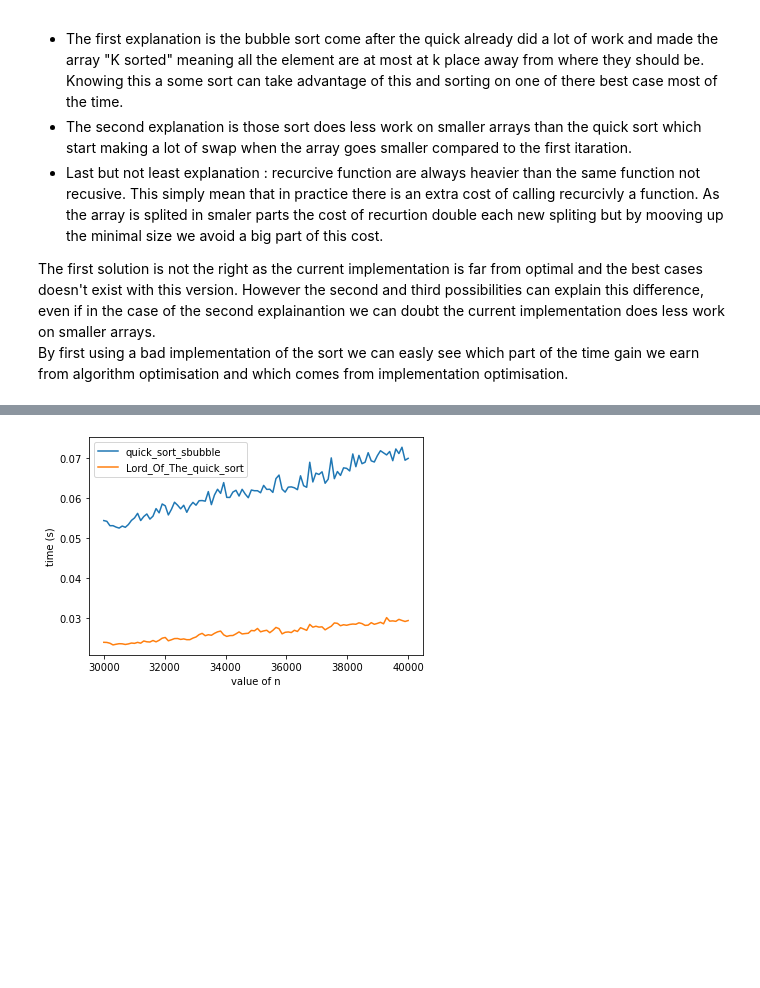
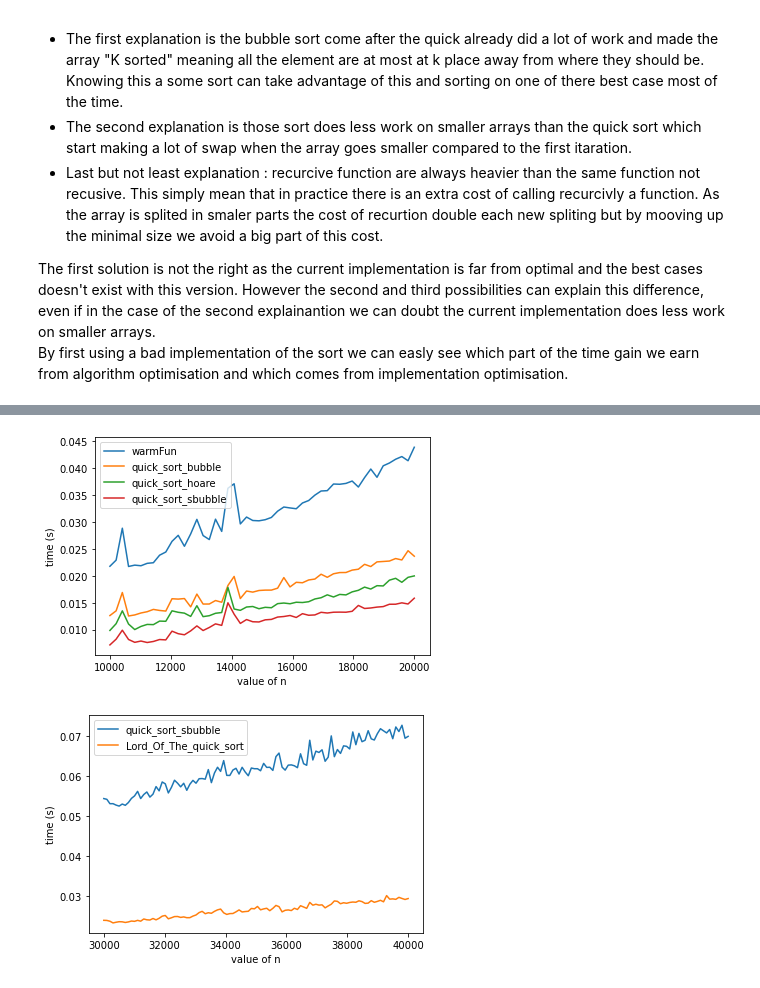
Before and after one commit to galyfray/IT41_TH1, a Jupyter notebook: Question2.ipynb, the cells around one changed output, grey strips where cells are left out. Saved outputs shown, nothing was run; the diff lists cells and outputs as text; code cells hidden in the pictures; blank space fills up the shorter version.

```diff
--- a/Question2.ipynb
+++ b/Question2.ipynb
@@ -406,3 +413,8 @@ KeyboardInterrupt:
+# %%
+plotTime([quick_sort_bubble,quick_sort_hoare,quick_sort_sbubble],linspace(10000,20000,50),lambda n:[array[:n]],plt,warm=True)
+plt.show()
+# %% [output]
+[figure, added]
 # %%
 def Lord_Of_The_quick_sort(data,start=0,end=None,threshold=10):
     if end == None:
```
Also changed, not shown: parts of 3 cells of this notebook.
